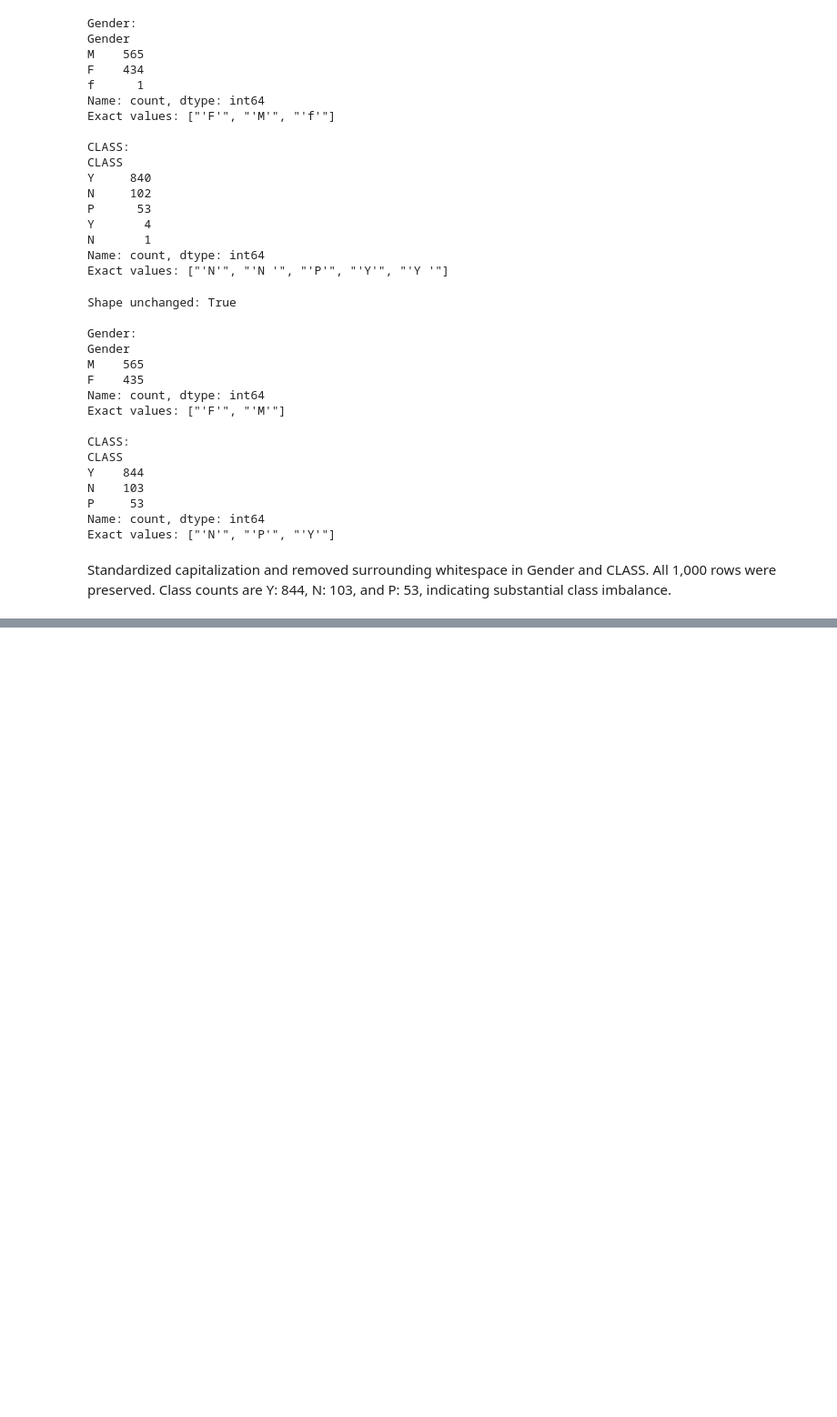
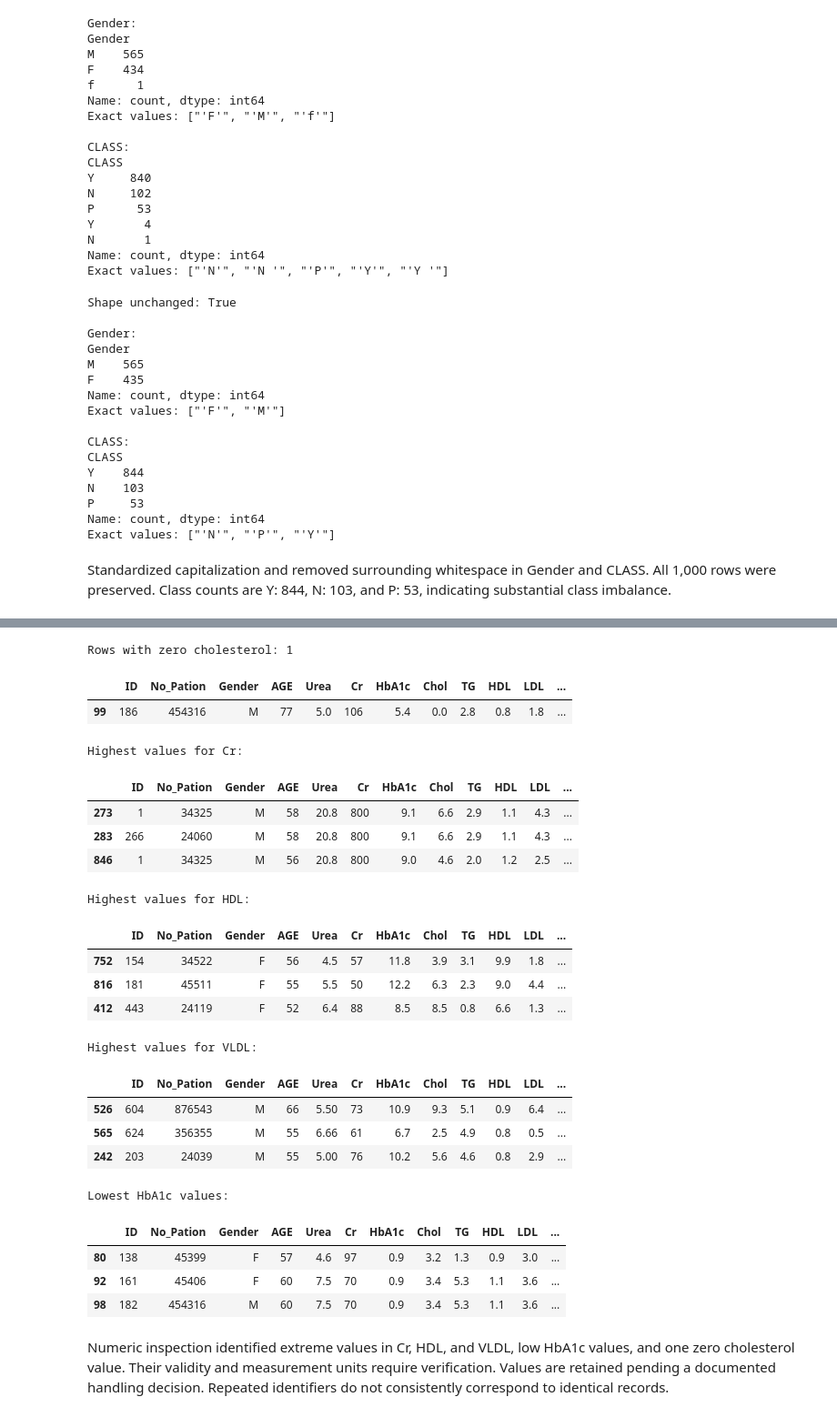
Before and after one commit to nihal8866/diabetes-classification-clustering, a Jupyter notebook: notebooks/01_diabetes_analysis.ipynb, the cells around one changed output, grey strips where cells are left out. Shown at 91% size. Cells and saved outputs as stored; diff of their text form; code cells hidden in the pictures; blank space fills up the shorter version.

```diff
--- a/notebooks/01_diabetes_analysis.ipynb
+++ b/notebooks/01_diabetes_analysis.ipynb
@@ -117,0 +150,5 @@ Standardized capitalization and removed surrounding whitespace in Gender and CLA
+# %%
+for column in ["ID", "No_Pation"]:
+    print(f"\n{column}:")
+    print("Unique values:", df_clean[column].nunique())
+    print("Repeated entries after first:", df_clean[column].duplicated().sum())
@@ -117,0 +198,39 @@ Standardized capitalization and removed surrounding whitespace in Gender and CLA
+# %%
+zero_chol_mask = df_clean["Chol"] == 0
+
+print("Rows with zero cholesterol:", zero_chol_mask.sum())
+df_clean.loc[zero_chol_mask]
+# %% [output]
+Rows with zero cholesterol: 1
+|  | ID | No_Pation | Gender | AGE | Urea | Cr | HbA1c | Chol | TG | HDL | LDL | ... |
+| 99 | 186 | 454316 | M | 77 | 5.0 | 106 | 5.4 | 0.0 | 2.8 | 0.8 | 1.8 | ... |
+# %%
+for column in ["Cr", "HDL", "VLDL"]:
+    print(f"\nHighest values for {column}:")
+    display(df_clean.nlargest(3, column))
+
+print("\nLowest HbA1c values:")
+display(df_clean.nsmallest(3, "HbA1c"))
+# %% [output]
+Highest values for Cr:
+|  | ID | No_Pation | Gender | AGE | Urea | Cr | HbA1c | Chol | TG | HDL | LDL | ... |
+| 273 | 1 | 34325 | M | 58 | 20.8 | 800 | 9.1 | 6.6 | 2.9 | 1.1 | 4.3 | ... |
+| 283 | 266 | 24060 | M | 58 | 20.8 | 800 | 9.1 | 6.6 | 2.9 | 1.1 | 4.3 | ... |
+| 846 | 1 | 34325 | M | 56 | 20.8 | 800 | 9.0 | 4.6 | 2.0 | 1.2 | 2.5 | ... |
+Highest values for HDL:
+|  | ID | No_Pation | Gender | AGE | Urea | Cr | HbA1c | Chol | TG | HDL | LDL | ... |
+| 752 | 154 | 34522 | F | 56 | 4.5 | 57 | 11.8 | 3.9 | 3.1 | 9.9 | 1.8 | ... |
+| 816 | 181 | 45511 | F | 55 | 5.5 | 50 | 12.2 | 6.3 | 2.3 | 9.0 | 4.4 | ... |
+| 412 | 443 | 24119 | F | 52 | 6.4 | 88 | 8.5 | 8.5 | 0.8 | 6.6 | 1.3 | ... |
+Highest values for VLDL:
+|  | ID | No_Pation | Gender | AGE | Urea | Cr | HbA1c | Chol | TG | HDL | LDL | ... |
+| 526 | 604 | 876543 | M | 66 | 5.50 | 73 | 10.9 | 9.3 | 5.1 | 0.9 | 6.4 | ... |
+| 565 | 624 | 356355 | M | 55 | 6.66 | 61 | 6.7 | 2.5 | 4.9 | 0.8 | 0.5 | ... |
+| 242 | 203 | 24039 | M | 55 | 5.00 | 76 | 10.2 | 5.6 | 4.6 | 0.8 | 2.9 | ... |
+Lowest HbA1c values:
+|  | ID | No_Pation | Gender | AGE | Urea | Cr | HbA1c | Chol | TG | HDL | LDL | ... |
+| 80 | 138 | 45399 | F | 57 | 4.6 | 97 | 0.9 | 3.2 | 1.3 | 0.9 | 3.0 | ... |
+| 92 | 161 | 45406 | F | 60 | 7.5 | 70 | 0.9 | 3.4 | 5.3 | 1.1 | 3.6 | ... |
+| 98 | 182 | 454316 | M | 60 | 7.5 | 70 | 0.9 | 3.4 | 5.3 | 1.1 | 3.6 | ... |
+# %% [markdown]
+Numeric inspection identified extreme values in Cr, HDL, and VLDL, low HbA1c values, and one zero cholesterol value. Their validity and measurement units require verification. Values are retained pending a documented handling decision. Repeated identifiers do not consistently correspond to identical records.
```
Also changed, not shown: parts of 9 cells of this notebook.
